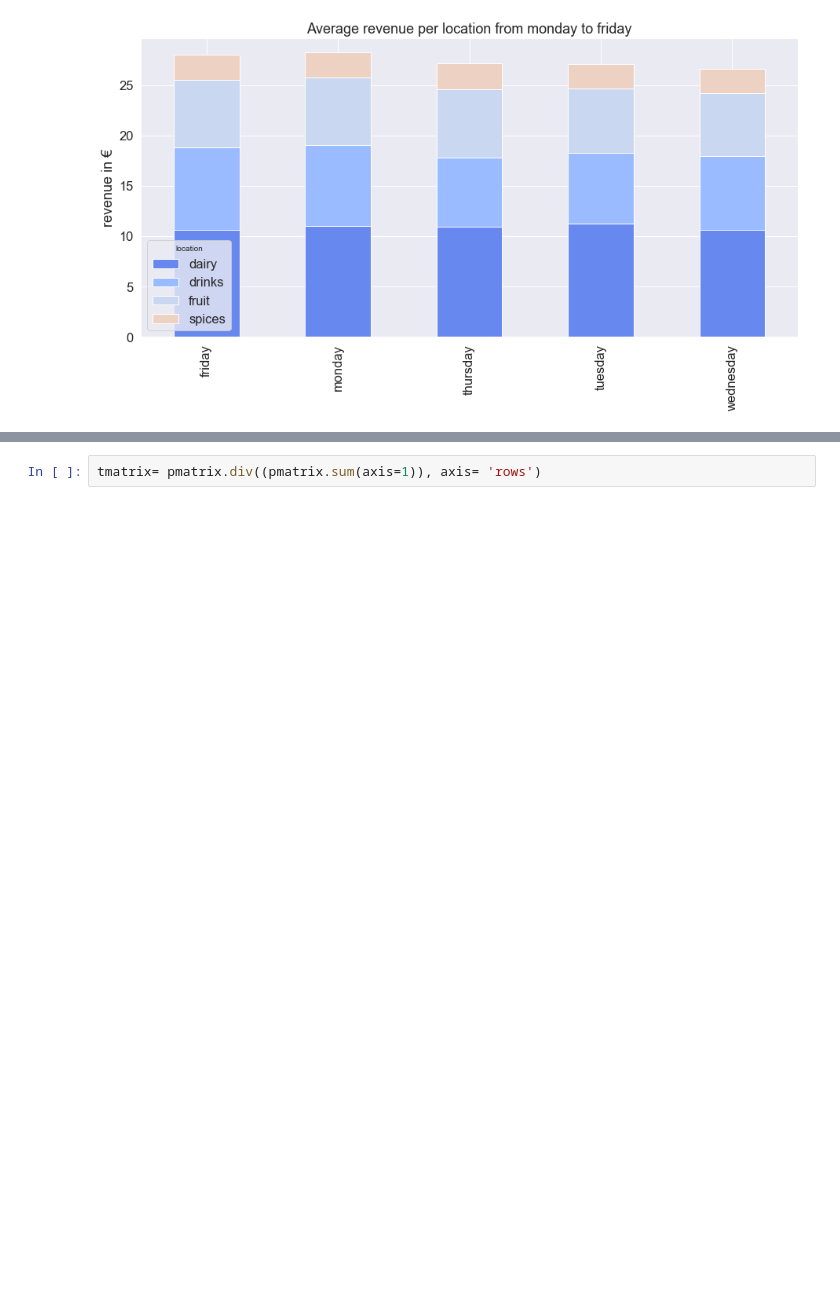
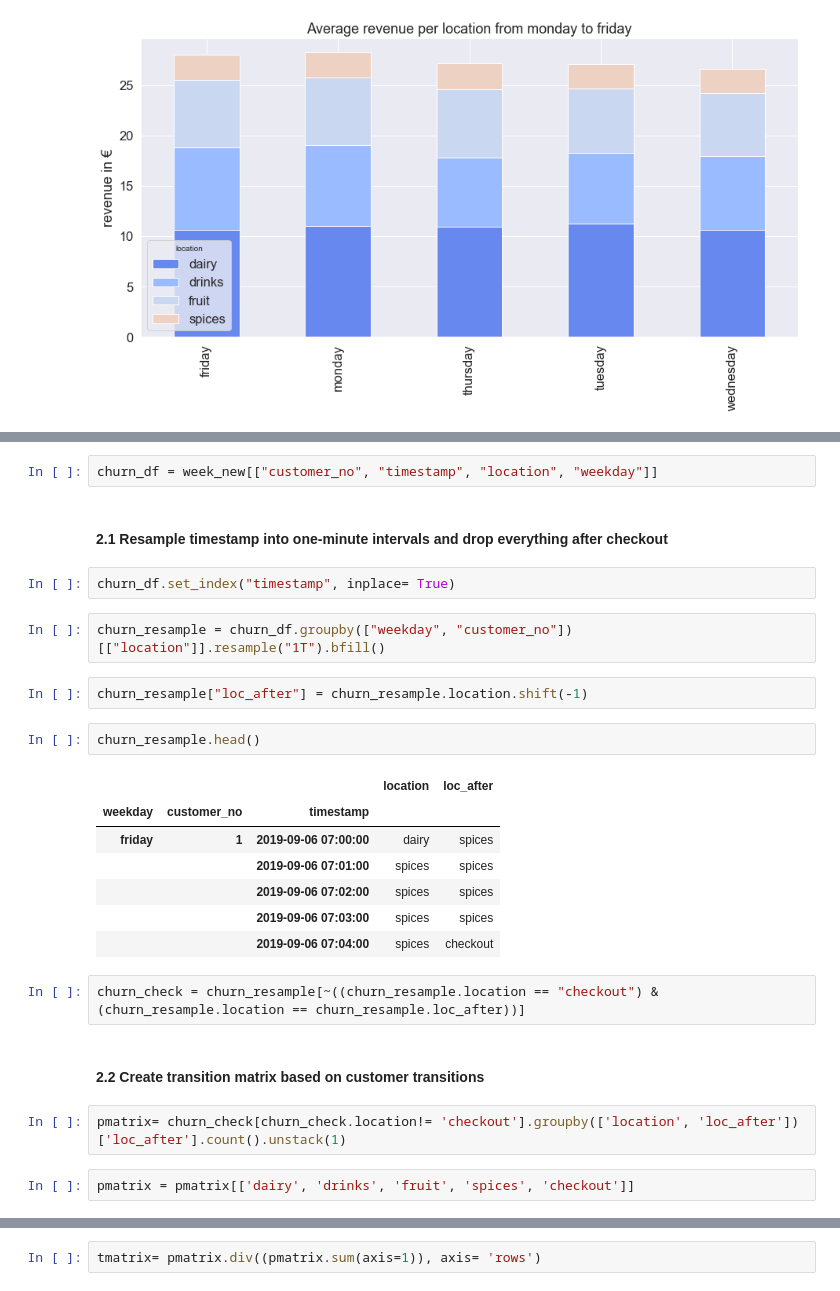
Before and after one commit to leona-ha/Markov_Customer_Churn, a Jupyter notebook: Customer_Flow_Markov.ipynb, the cells around one changed output, grey strips where cells are left out. Saved outputs shown, nothing was run; the diff lists cells and outputs as text; blank space fills up the shorter version.

```diff
--- a/Customer_Flow_Markov.ipynb
+++ b/Customer_Flow_Markov.ipynb
@@ -222,0 +186,28 @@ pmatrix=pmatrix[['Apple', 'Banana', 'Coffee', 'Doughnut', 'Churned']]
+# %%
+churn_df = week_new[["customer_no", "timestamp", "location", "weekday"]]
+# %% [markdown]
+#### 2.1 Resample timestamp into one-minute intervals and drop everything after checkout
+# %%
+churn_df.set_index("timestamp", inplace= True)
+# %%
+churn_resample = churn_df.groupby(["weekday", "customer_no"])[["location"]].resample("1T").bfill()
+# %%
+churn_resample["loc_after"] = churn_resample.location.shift(-1)
+# %%
+churn_resample.head()
+# %% [output]
+|  |  |  | location | loc_after |
+| weekday | customer_no | timestamp |  |  |
+| friday | 1 | 2019-09-06 07:00:00 | dairy | spices |
+|  |  | 2019-09-06 07:01:00 | spices | spices |
+|  |  | 2019-09-06 07:02:00 | spices | spices |
+|  |  | 2019-09-06 07:03:00 | spices | spices |
+|  |  | 2019-09-06 07:04:00 | spices | checkout |
+# %%
+churn_check = churn_resample[~((churn_resample.location == "checkout") & (churn_resample.location == churn_resample.loc_after))]
+# %% [markdown]
+#### 2.2 Create transition matrix based on customer transitions
+# %%
+pmatrix= churn_check[churn_check.location!= 'checkout'].groupby(['location', 'loc_after'])['loc_after'].count().unstack(1)
+# %%
+pmatrix = pmatrix[['dairy', 'drinks', 'fruit', 'spices', 'checkout']]
```
Also changed, not shown: parts of 30 cells of this notebook, 1 other file.
